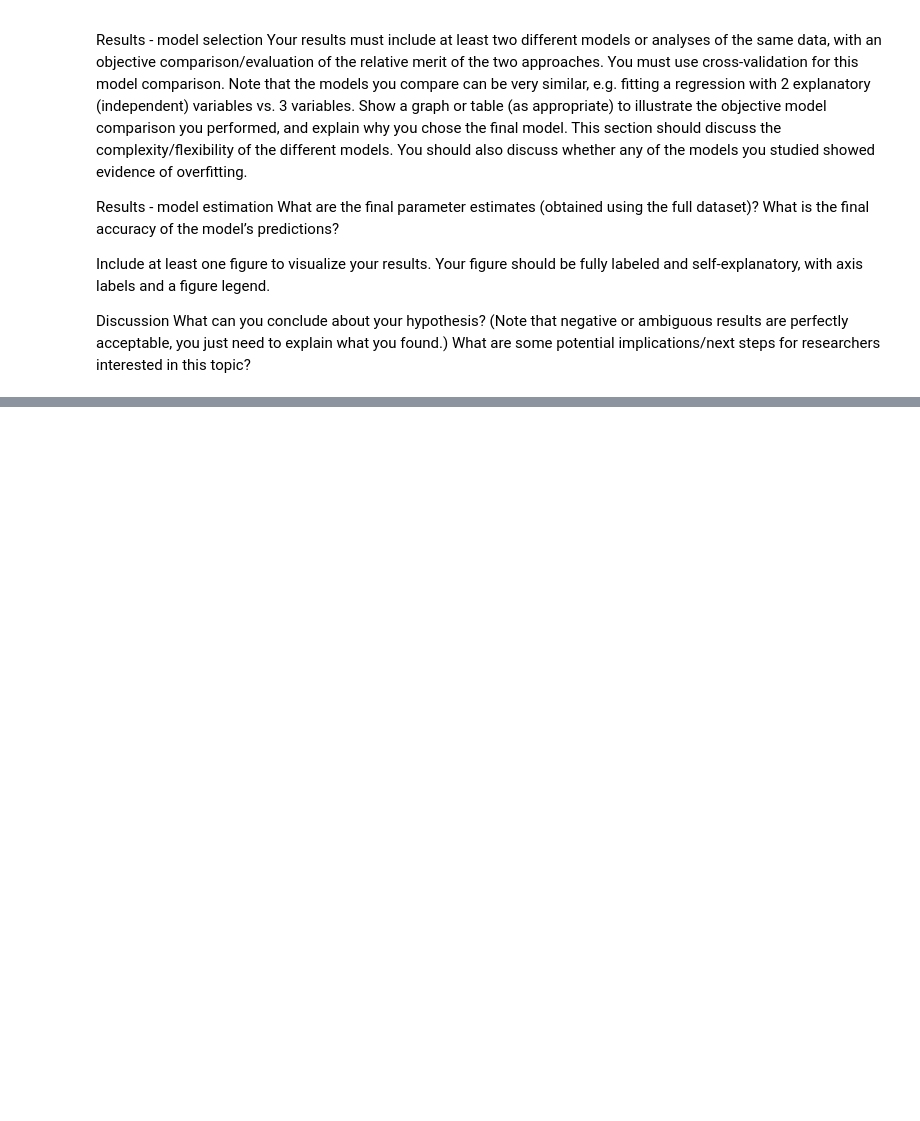
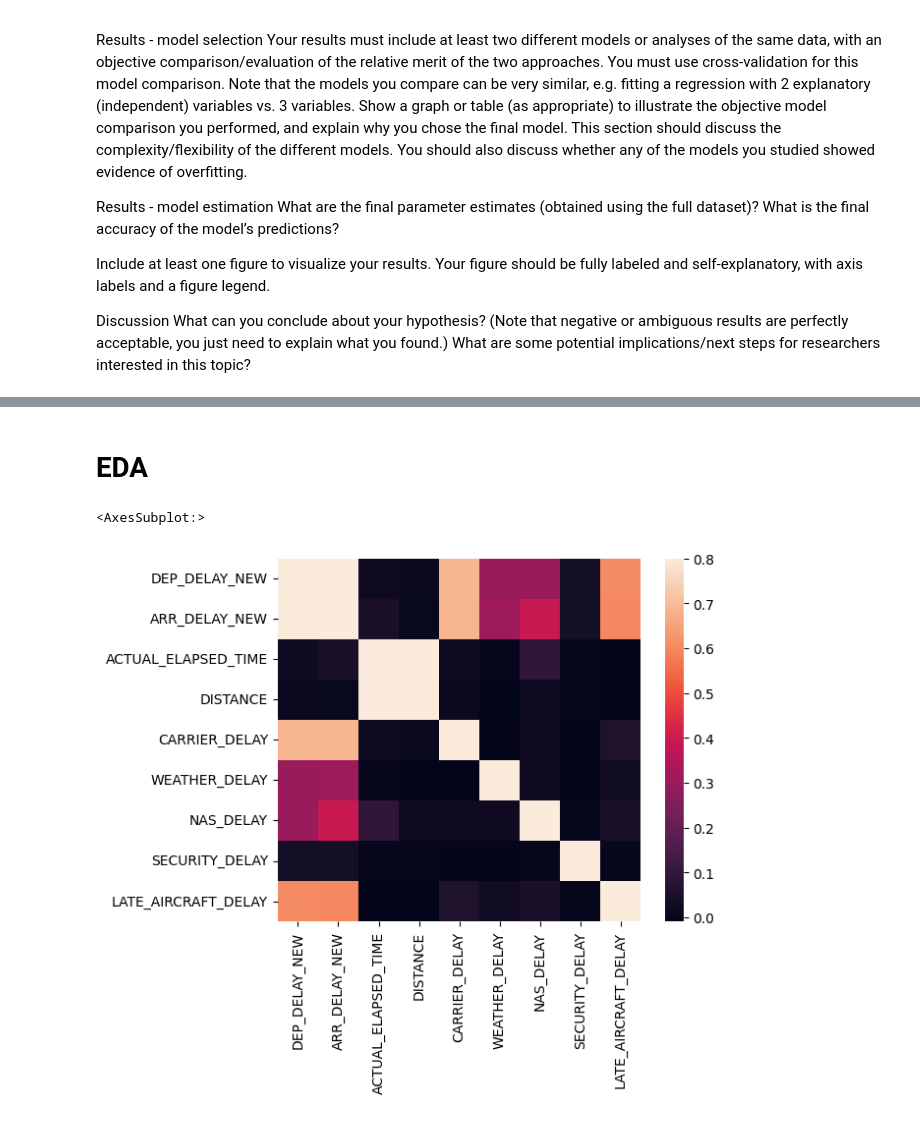
Before and after one commit to ssamat/COGS109, a Jupyter notebook: Final_Project_Template.ipynb, the cells around one changed output, grey strips where cells are left out. Saved outputs shown, nothing was run; the diff lists cells and outputs as text; code cells hidden in the pictures; blank space fills up the shorter version.

```diff
--- a/Final_Project_Template.ipynb
+++ b/Final_Project_Template.ipynb
@@ -50,0 +60,18 @@ What can you conclude about your hypothesis? (Note that negative or ambiguous re
+# %%
+csv_files = []
+years = [2018, 2019, 2022]
+months = ['01', '02', '03', '04', '05', '06', '07', '08', '09', '10', '11', '12']
+
+for year in years:
+    for month in months:
+        csv_file = "data/{:02d}_{}.csv".format(int(month), year)
+        csv_files.append(csv_file)
+
+dfs = []
+
+for csv_file in csv_files:
+    df = pd.read_csv(csv_file, low_memory=False)
+    dfs.append(df)
+
+flights = pd.concat(dfs, ignore_index=True)
+flights.head()
@@ -50,0 +85,3 @@ What can you conclude about your hypothesis? (Note that negative or ambiguous re
+# %%
+flights = flights.drop(["ORIGIN_STATE_ABR", "DEST_STATE_ABR","ORIGIN_STATE_NM","DEST_STATE_NM"], axis=1)
+flights
@@ -50,0 +102,3 @@ What can you conclude about your hypothesis? (Note that negative or ambiguous re
+# %%
+delay_columns = [col for col in flights.columns if "DELAY" in col]
+flights[delay_columns] = flights[delay_columns].fillna(0)
@@ -50,0 +156,8 @@ What can you conclude about your hypothesis? (Note that negative or ambiguous re
+# %% [markdown]
+# EDA
+# %%
+corrmat = flights.corr()
+sns.heatmap(corrmat, vmax=.8, square=True)
+# %% [output]
+<AxesSubplot:>
+[figure, added]
```
Also changed, not shown: parts of 22 cells of this notebook.
